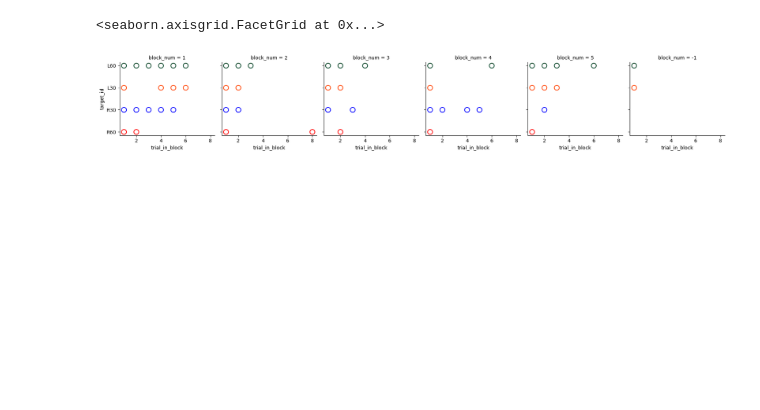
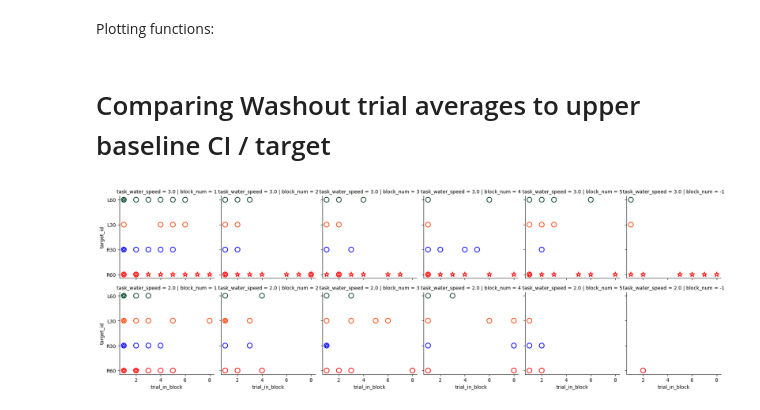
Before and after one commit to jacobjb02/vr-motor-adaptation-notebooks, a Jupyter notebook: Notebook/washout.ipynb, the cells around one changed output. Drawn from its saved outputs; the diff is of its cells as text; code cells hidden in the pictures; blank space fills up the shorter version.

```diff
--- a/Notebook/washout.ipynb
+++ b/Notebook/washout.ipynb
@@ -39,28 +80,2 @@ washout_df_3['block_num'] = washout_df_3['block_num'].astype(block_order)
-# %%
-import seaborn as sns
-
-_colors = sns.color_palette(["#FF0000", "#0000FF", "#FF4500", "#05472A"])
-TARGET_PALETTE = {
-    "L60": _colors[3], # Green
-    "L30": _colors[2], # Blue
-    "R30": _colors[1], # Orange
-    "R60": _colors[0]  # Red
-}
-
-g = sns.FacetGrid(data=washout_df_3, col='block_num')
-
-# show hollow circle if aftereffect beyond baseline
-g.map_dataframe(
-    sns.scatterplot,
-    x='trial_in_block',
-    y='target_id',
-    edgecolors=washout_df_3['target_id'].astype(str).map(TARGET_PALETTE),
-    facecolors='none',
-    linewidth=1.5,
-    size='baseline_ci_aftereffect',
-    sizes={True: 100, False: 0},
-    legend=False
-)
-# %% [output]
-<seaborn.axisgrid.FacetGrid at 0x...>
-[figure, removed]
+# %% [markdown]
+Plotting functions:
@@ -66,0 +196,6 @@ g.map_dataframe(
+# %% [markdown]
+# Comparing Washout trial averages to upper baseline CI / target
+# %%
+plot_aftereffects(data = df_combined)
+# %% [output]
+[figure, added]
```
Also changed, not shown: parts of 10 cells of this notebook, 4 other files.
